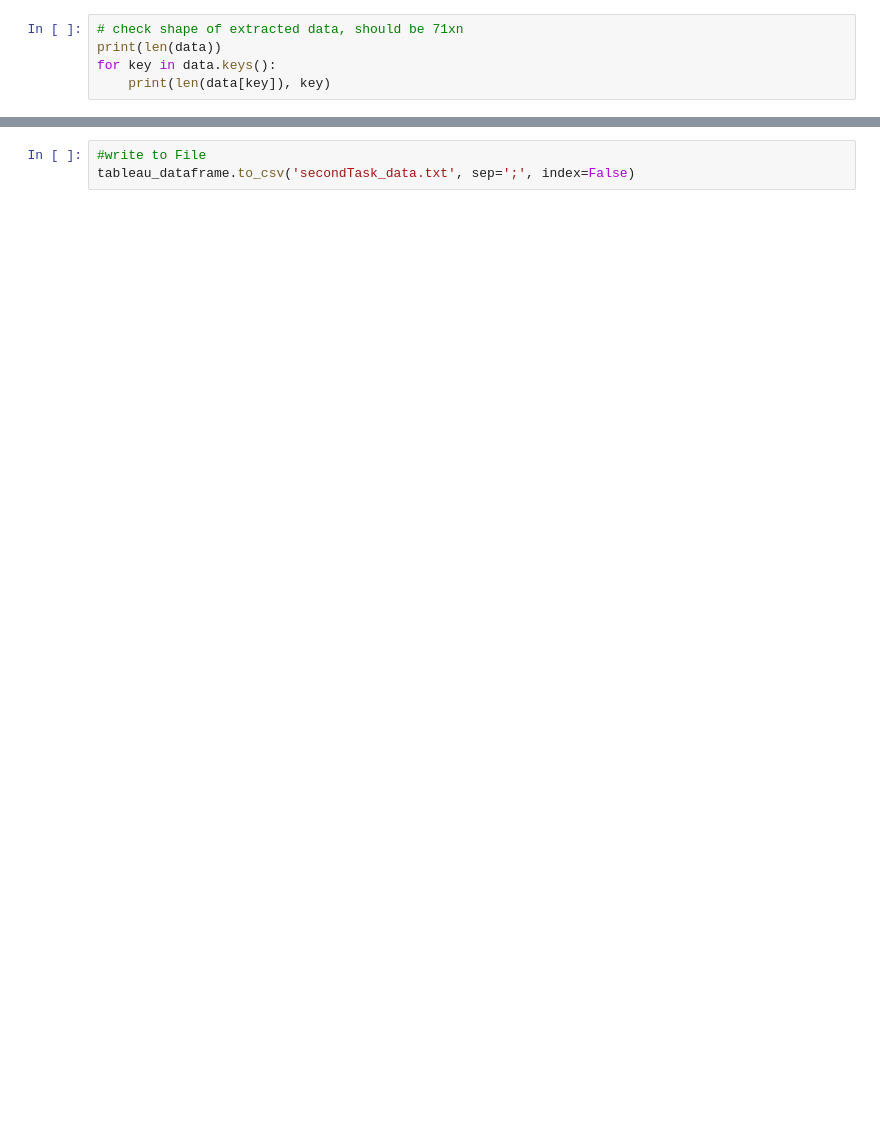
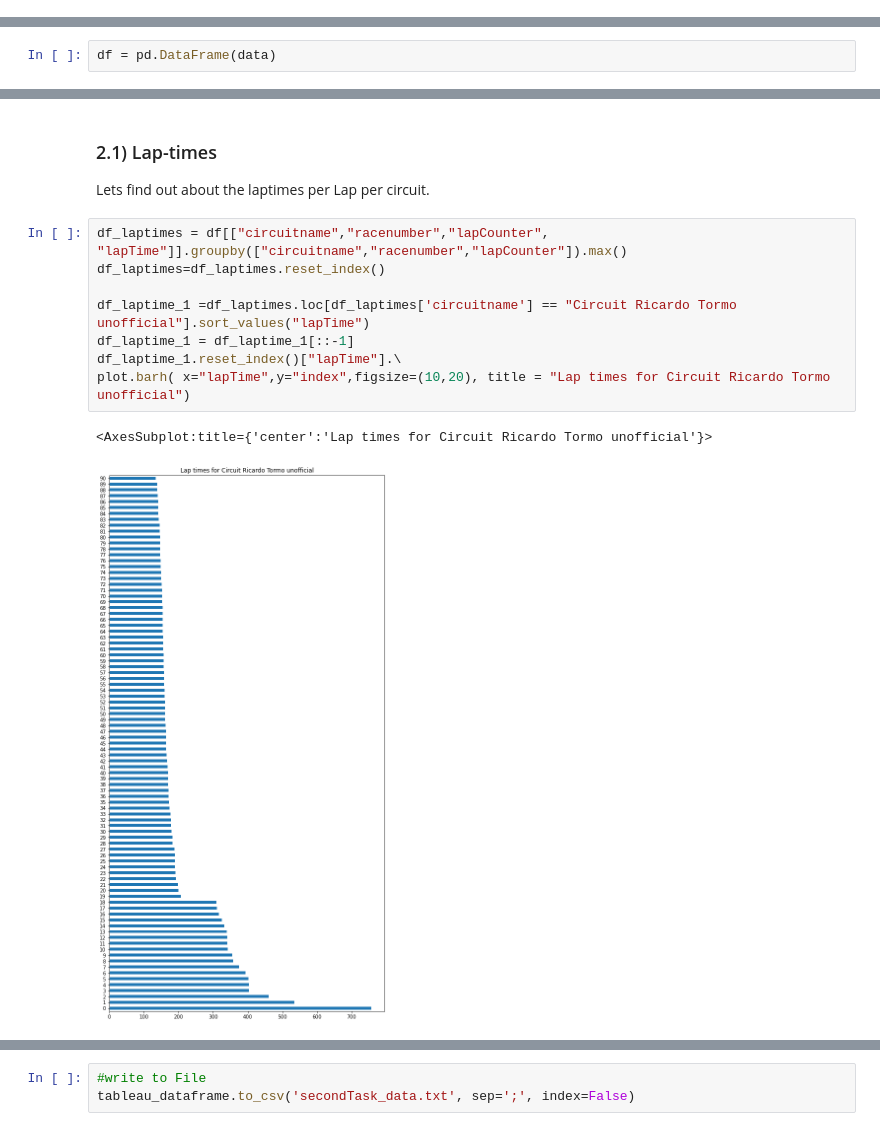
Before and after one commit to Johannes0Horn/Race-Data-Analysis, a Jupyter notebook: Race Data Analysis.ipynb, the cells around one changed output, grey strips where cells are left out. Saved outputs shown, nothing was run; the diff lists cells and outputs as text; blank space fills up the shorter version.

```diff
--- a/Race Data Analysis.ipynb
+++ b/Race Data Analysis.ipynb
@@ -205,5 +0,0 @@ currentFile ./GPX Files\Sachsenring\Track_Sachsenring.gpx
-# %%
-# check shape of extracted data, should be 71xn
-print(len(data))
-for key in data.keys():
-    print(len(data[key]), key)
@@ -264,0 +127,2 @@ tableau_dataframe.head()
+# %%
+df = pd.DataFrame(data)
@@ -264,0 +215,15 @@ tableau_dataframe.head()
+# %% [markdown]
+### 2.1) Lap-times
+
+Lets find out about the laptimes per Lap per circuit.
+# %%
+df_laptimes = df[["circuitname","racenumber","lapCounter", "lapTime"]].groupby(["circuitname","racenumber","lapCounter"]).max()
+df_laptimes=df_laptimes.reset_index()
+
+df_laptime_1 =df_laptimes.loc[df_laptimes['circuitname'] == "Circuit Ricardo Tormo unofficial"].sort_values("lapTime")
+df_laptime_1 = df_laptime_1[::-1]
+df_laptime_1.reset_index()["lapTime"].\
+plot.barh( x="lapTime",y="index",figsize=(10,20), title = "Lap times for Circuit Ricardo Tormo unofficial")
+# %% [output]
+<AxesSubplot:title={'center':'Lap times for Circuit Ricardo Tormo unofficial'}>
+[figure, added]
```
Also changed, not shown: parts of 45 cells of this notebook, 4 other files.
